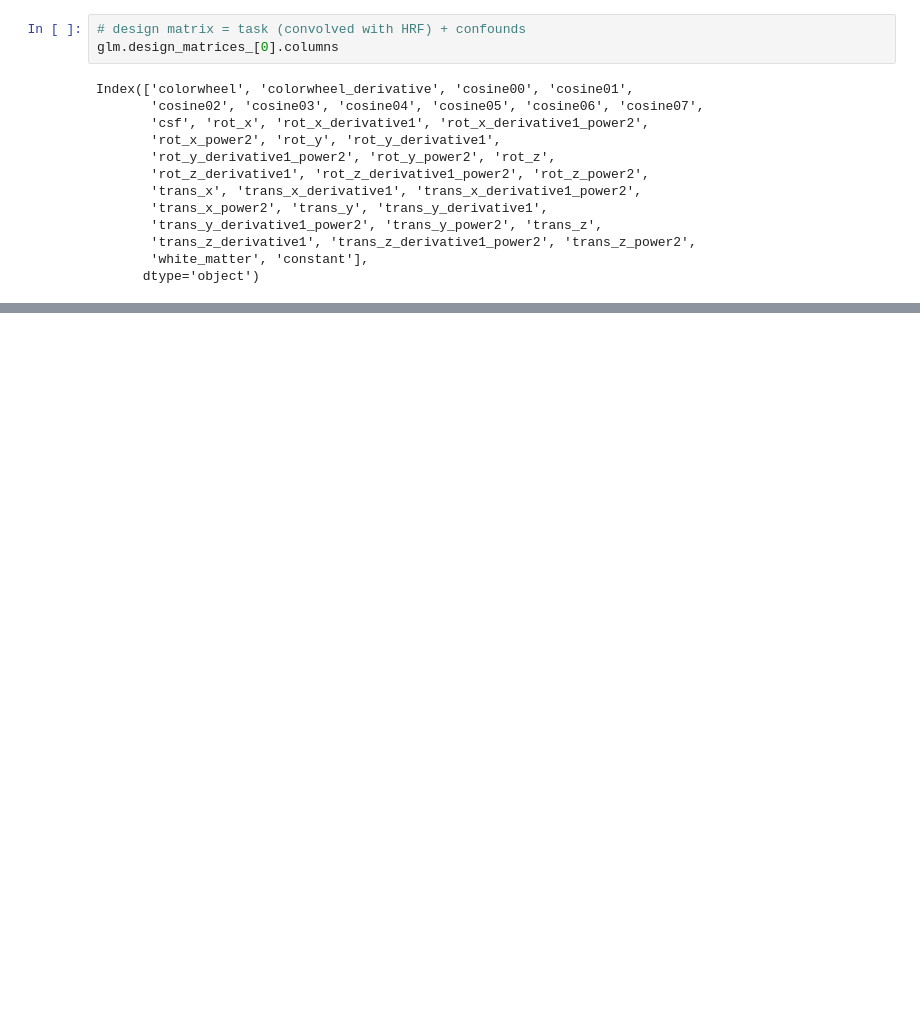
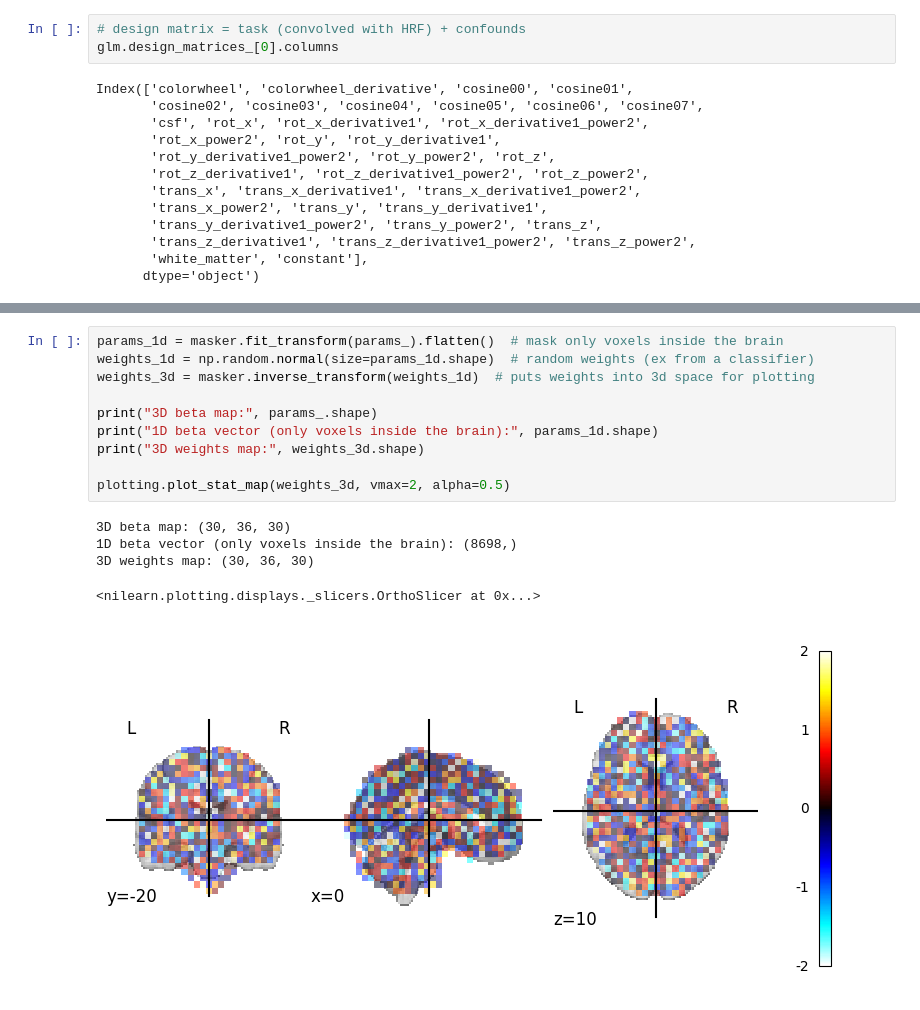
Before and after one commit to griegner/capstone-mvp, a Jupyter notebook: notebooks/fmriprep-task-example.ipynb, the cells around one changed output, grey strips where cells are left out. Saved outputs shown, nothing was run; the diff lists cells and outputs as text; blank space fills up the shorter version.

Commit message:
transform to/from 3d/1d

```diff
--- a/notebooks/fmriprep-task-example.ipynb
+++ b/notebooks/fmriprep-task-example.ipynb
@@ -66,0 +76,16 @@ map of parameter estimates of shape (30, 36, 30)
+# %%
+params_1d = masker.fit_transform(params_).flatten()  # mask only voxels inside the brain
+weights_1d = np.random.normal(size=params_1d.shape)  # random weights (ex from a classifier)
+weights_3d = masker.inverse_transform(weights_1d)  # puts weights into 3d space for plotting
+
+print("3D beta map:", params_.shape)
+print("1D beta vector (only voxels inside the brain):", params_1d.shape)
+print("3D weights map:", weights_3d.shape)
+
+plotting.plot_stat_map(weights_3d, vmax=2, alpha=0.5)
+# %% [output]
+3D beta map: (30, 36, 30)
+1D beta vector (only voxels inside the brain): (8698,)
+3D weights map: (30, 36, 30)
+<nilearn.plotting.displays._slicers.OrthoSlicer at 0x...>
+[figure, added]
```
Also changed, not shown: parts of 3 cells of this notebook, 1 other file.
